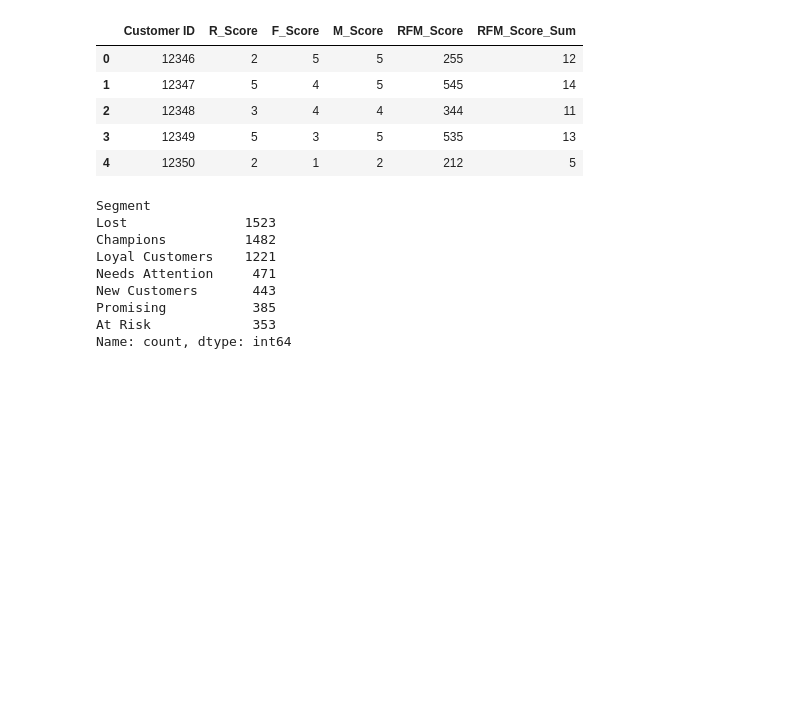
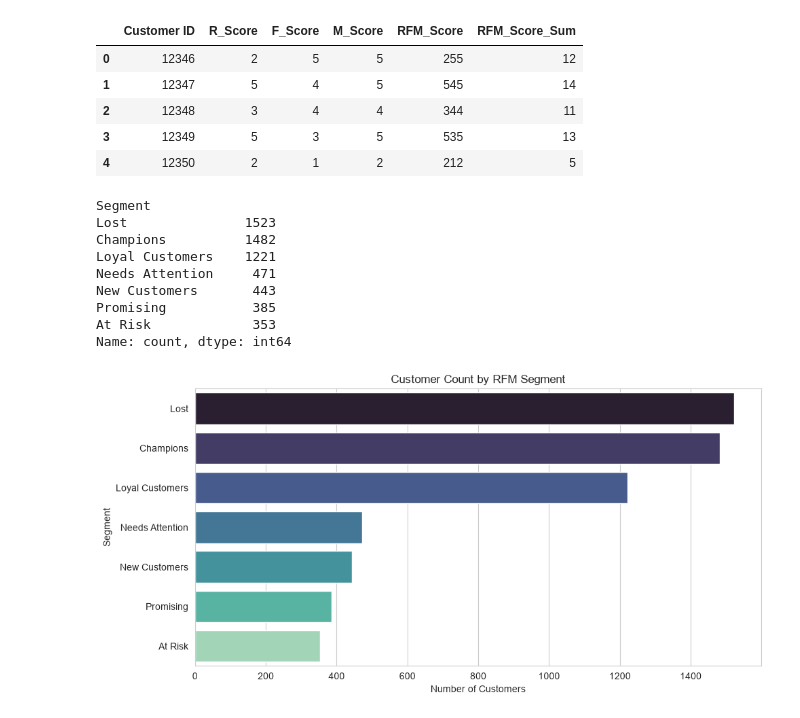
Before and after one commit to abhibaw/ecommerce-rfm-customer-segmentation, a Jupyter notebook: notebook/03_rfm_scoring.ipynb, the cells around one changed output. Drawn from its saved outputs; the diff is of its cells as text; code cells hidden in the pictures; blank space fills up the shorter version.

Commit message:
feat: add RFM scoring notebook with quantile-based segment labels

```diff
--- a/notebook/03_rfm_scoring.ipynb
+++ b/notebook/03_rfm_scoring.ipynb
@@ -125,3 +125,26 @@ New Customers       443
 Promising           385
 At Risk             353
 Name: count, dtype: int64
+# %%
+segment_counts = rfm['Segment'].value_counts()
+
+plt.figure(figsize=(10, 5))
+
+sns.barplot(
+    x=segment_counts.values,
+    y=segment_counts.index,
+    hue=segment_counts.index,
+    palette='mako',
+    legend=False
+)
+
+plt.title('Customer Count by RFM Segment')
+plt.xlabel('Number of Customers')
+plt.ylabel('Segment')
+plt.tight_layout()
+
+plt.savefig('../images/rfm_segment_distribution.png', dpi=150)
+
+plt.show()
+# %% [output]
+[figure, added]
```
Also changed, not shown: parts of 2 cells of this notebook.
